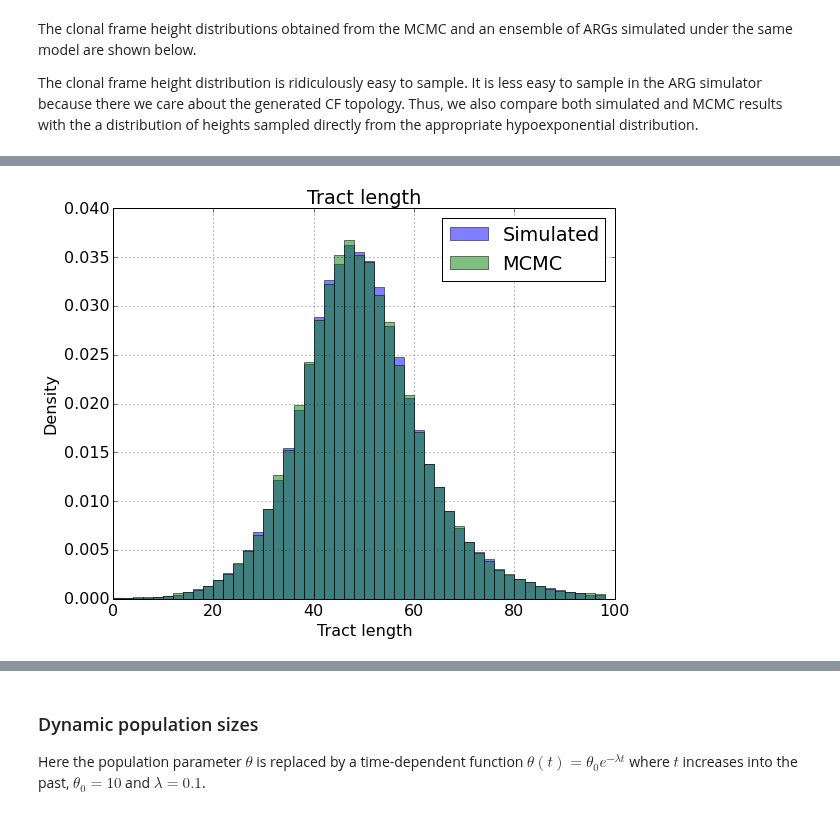
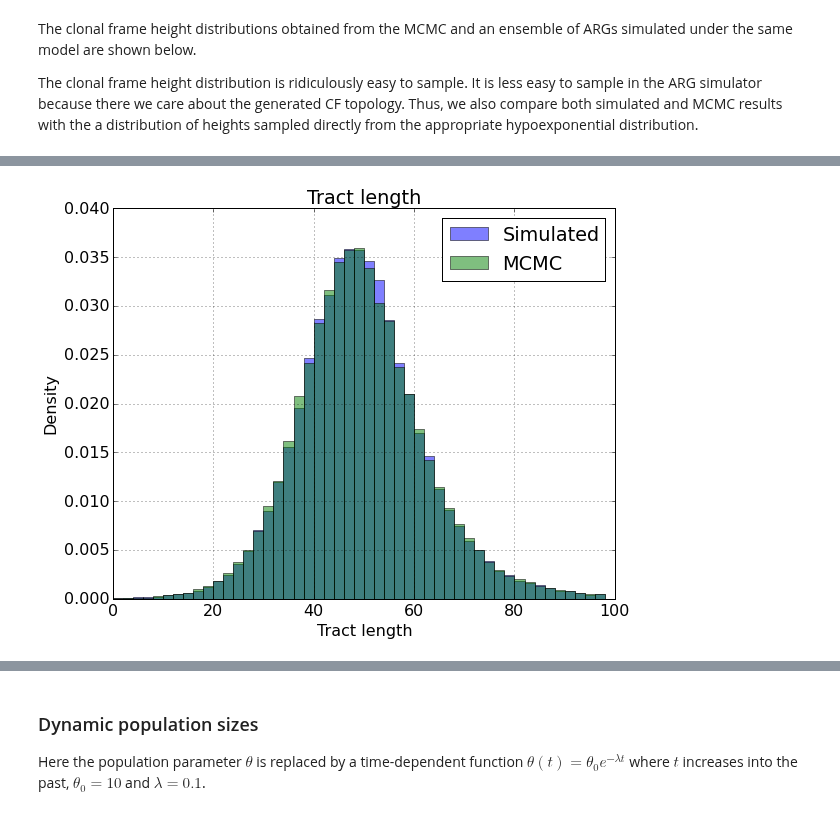
Before and after one commit to tgvaughan/bacter, a Jupyter notebook: examples/Validation.ipynb, the cells around one changed output, grey strips where cells are left out. Saved outputs shown, nothing was run; the diff lists cells and outputs as text; code cells hidden in the pictures.

```diff
--- a/examples/Validation.ipynb
+++ b/examples/Validation.ipynb
@@ -156,7 +155,7 @@ drawComparisonPlot(df,dfs,'acg.nConv', 'Conversion count', bins=arange(70))
 # %%
-drawComparisonPlot(df, dfs, 'acg.alignment.meanTractLength', 'Tract length', bins=arange(0,100,2))
+drawComparisonPlot(df, dfs, 'acg.locus.meanTractLength', 'Tract length', bins=arange(0,100,2))
 # %% [output]
-[figure, old version]
+[figure, new version]
 # %%
 drawComparisonPlot(df, dfs, 'acg.meanDepartureHeight', 'Conversion edge departure heights')
 # %% [output]
```
Also changed, not shown: parts of 19 cells of this notebook, 23 other files.
